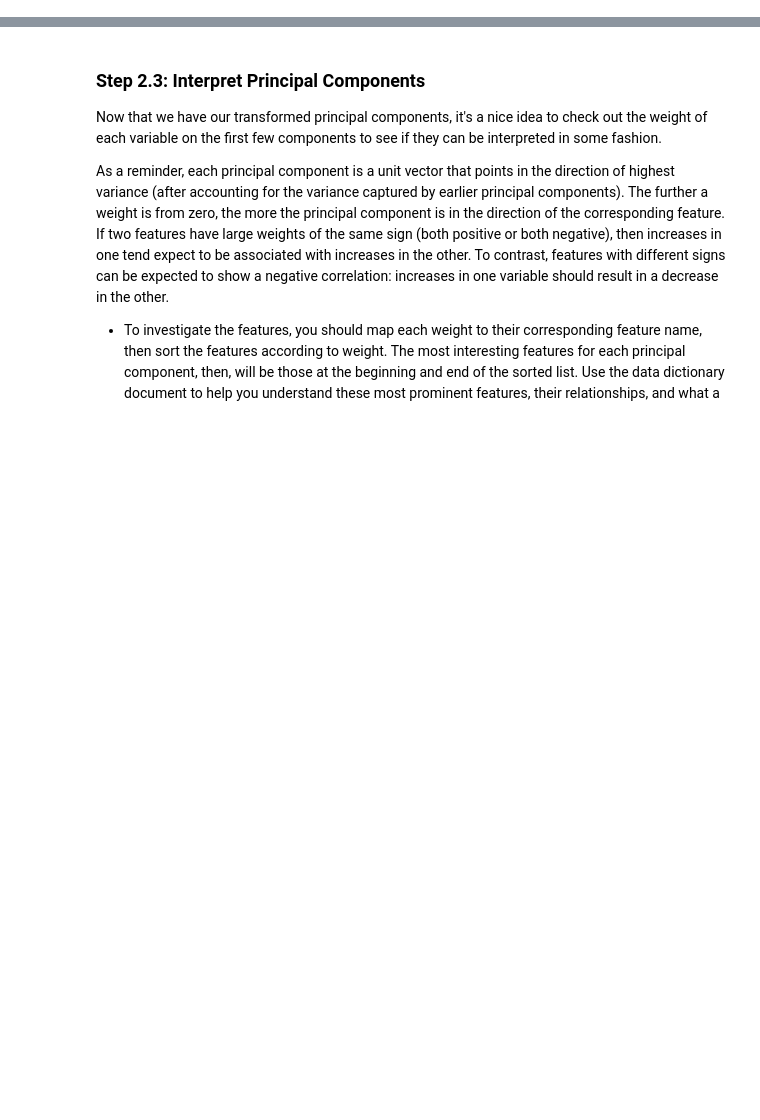
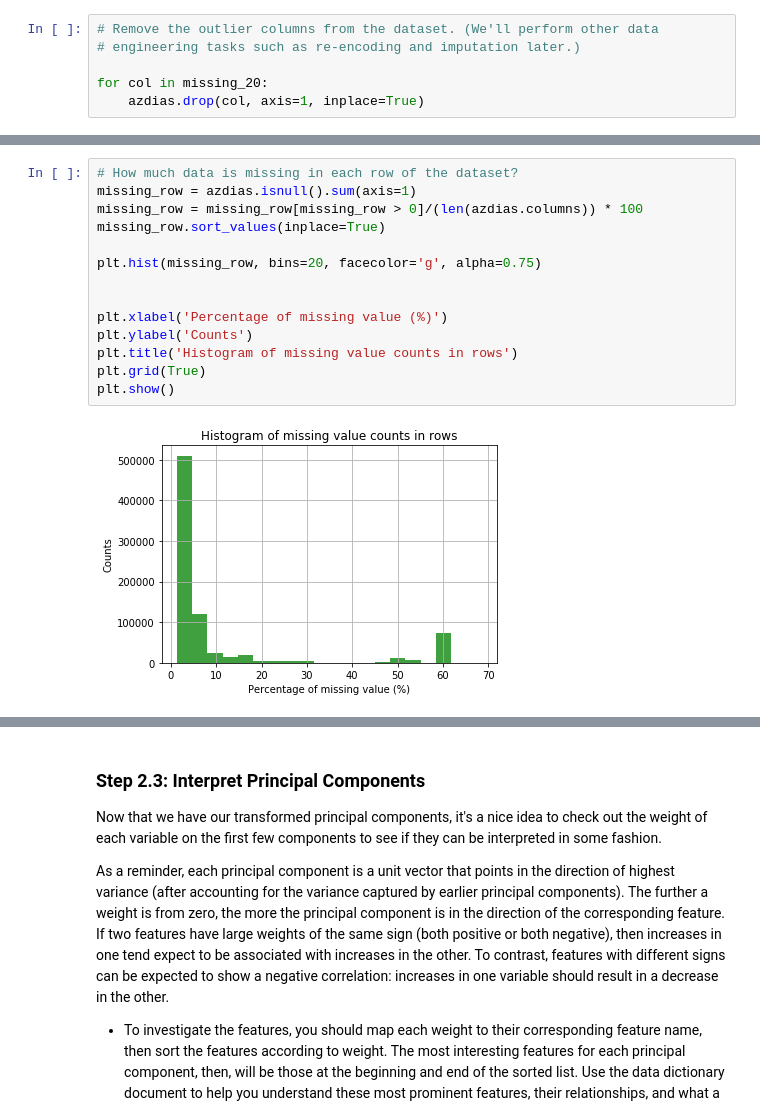
Before and after one commit to manisaiprasad/intro-to-ml-with-tensorflow-Nano-Degree, a Jupyter notebook: p3_Identify_Customer_Segments/Identify_Customer_Segments.ipynb, the cells around one changed output, grey strips where cells are left out. Drawn from its saved outputs; the diff is of its cells as text; blank space fills up the shorter version.

```diff
--- a/p3_Identify_Customer_Segments/Identify_Customer_Segments.ipynb
+++ b/p3_Identify_Customer_Segments/Identify_Customer_Segments.ipynb
@@ -505,0 +150,6 @@ Retained 30 principal components, as it expalains more than 88% variances while
+# %%
+# Remove the outlier columns from the dataset. (We'll perform other data
+# engineering tasks such as re-encoding and imputation later.)
+
+for col in missing_20:
+    azdias.drop(col, axis=1, inplace=True)
@@ -505,0 +167,16 @@ Retained 30 principal components, as it expalains more than 88% variances while
+# %%
+# How much data is missing in each row of the dataset?
+missing_row = azdias.isnull().sum(axis=1)
+missing_row = missing_row[missing_row > 0]/(len(azdias.columns)) * 100
+missing_row.sort_values(inplace=True)
+
+plt.hist(missing_row, bins=20, facecolor='g', alpha=0.75)
+
+
+plt.xlabel('Percentage of missing value (%)')
+plt.ylabel('Counts')
+plt.title('Histogram of missing value counts in rows')
+plt.grid(True)
+plt.show()
+# %% [output]
+[figure, added]
```
Also changed, not shown: parts of 140 cells of this notebook, 1 other file.
